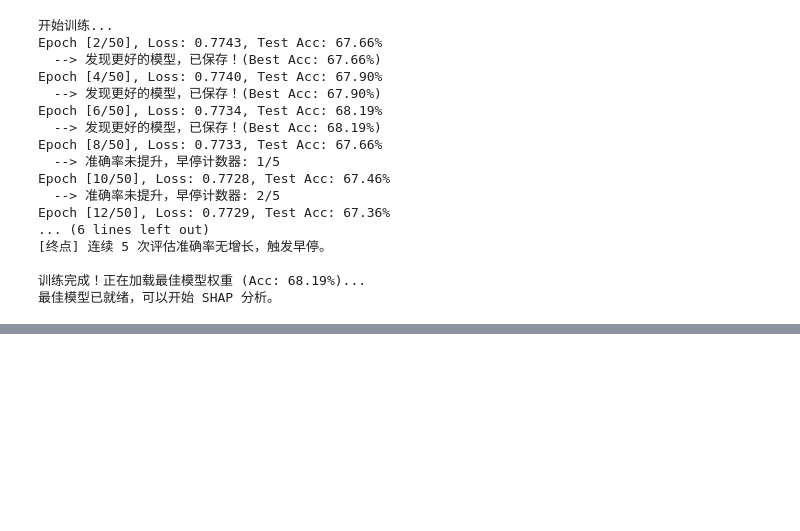
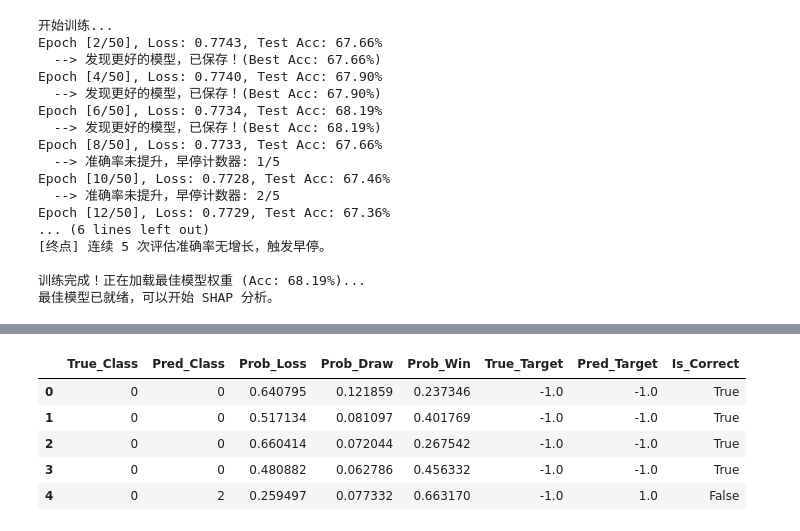
Before and after one commit to zZimablueee/Chess, a Jupyter notebook: complexity/delta_0/graphs/res_pred2.ipynb, the cells around one changed output, grey strips where cells are left out. Cells and saved outputs as stored; diff of their text form; code cells hidden in the pictures; blank space fills up the shorter version.

```diff
--- a/complexity/delta_0/graphs/res_pred2.ipynb
+++ b/complexity/delta_0/graphs/res_pred2.ipynb
@@ -607,3 +621,84 @@ Epoch [12/50], Loss: 0.7729, Test Acc: 67.36%
 
 训练完成！正在加载最佳模型权重 (Acc: 68.19%)...
 最佳模型已就绪，可以开始 SHAP 分析。
+# %%
+# 确保模型在评估模式
+model.eval()
+
+#打印一个 Batch 的前 5 个样本 ---
+print("=== LSTM prediction results sample ===")
+# 从 test_loader 中取出一批数据
+sa, sb, stat, labels = next(iter(test_loader))
+sa, sb, stat, labels = sa.to(device), sb.to(device), stat.to(device), labels.to(device)
+
+with torch.no_grad():
+    outputs = model(sa, sb, stat)
+    # 核心：用 softmax 把毫无限制的 Logits 变成加起来等于 1 的概率
+    probabilities = torch.softmax(outputs, dim=1)
+    predicted_classes = torch.argmax(probabilities, dim=1)
+
+# 定义映射字典，方便人类阅读
+class_map = {0: "lose (-1)", 1: "draw (0)", 2: "win (1)"}
+
+for i in range(5):
+    true_label = class_map[labels[i].item()]
+    pred_label = class_map[predicted_classes[i].item()]
+    prob_loss = probabilities[i][0].item()
+    prob_draw = probabilities[i][1].item()
+    prob_win = probabilities[i][2].item()
+
+    print(f"样本 {i+1}:")
+    print(f"  True result: {true_label} | Model predict result: {pred_label}")
+    print(f"  Model's confidence on each situation: [lose: {prob_loss*100:.1f}% | draw: {prob_draw*100:.1f}% | win: {prob_win*100:.1f}%]")
+    print("-" * 40)
+
+
+# 全量收集与保存预测结果 ---
+print("\n正在生成全量测试集预测报告...")
+
+all_probs_loss = []
+all_probs_draw = []
+all_probs_win = []
+all_preds = []
+all_trues = []
+
+with torch.no_grad():
+    for sa, sb, stat, labels in test_loader:
+        sa, sb, stat, labels = sa.to(device), sb.to(device), stat.to(device), labels.to(device)
+
+        outputs = model(sa, sb, stat)
+        probs = torch.softmax(outputs, dim=1)
+        preds = torch.argmax(probs, dim=1)
+
+        # 将 GPU 上的 Tensor 转回 CPU 并变成 Numpy 数组
+        all_probs_loss.extend(probs[:, 0].cpu().numpy())
+        all_probs_draw.extend(probs[:, 1].cpu().numpy())
+        all_probs_win.extend(probs[:, 2].cpu().numpy())
+        all_preds.extend(preds.cpu().numpy())
+        all_trues.extend(labels.cpu().numpy())
+
+# 构建 DataFrame
+df_lstm_predictions = pd.DataFrame({
+    'True_Class': all_trues,       # 0:输, 1:平, 2:赢
+    'Pred_Class': all_preds,
+    'Prob_Loss': all_probs_loss,
+    'Prob_Draw': all_probs_draw,
+    'Prob_Win': all_probs_win
+})
+
+# 把 0,1,2 映射回原始的 -1.0, 0.0, 1.0，方便你后续和原始数据对齐
+reverse_map = {0: -1.0, 1: 0.0, 2: 1.0}
+df_lstm_predictions['True_Target'] = df_lstm_predictions['True_Class'].map(reverse_map)
+df_lstm_predictions['Pred_Target'] = df_lstm_predictions['Pred_Class'].map(reverse_map)
+
+# 计算是否预测正确
+df_lstm_predictions['Is_Correct'] = df_lstm_predictions['True_Target'] == df_lstm_predictions['Pred_Target']
+
+# 保存为 Parquet 格式（比 CSV 更小更快）
+save_filename = 'lstm_test_predictions.parquet'
+df_lstm_predictions.to_parquet(save_filename)
+
+print(f"预测结果已保存至 '{save_filename}'")
+print(f"总计保存 {len(df_lstm_predictions)} 条对局预测。")
+display(df_lstm_predictions.head())
+# %% [output]
@@ -609,0 +722,6 @@ Epoch [12/50], Loss: 0.7729, Test Acc: 67.36%
+|  | True_Class | Pred_Class | Prob_Loss | Prob_Draw | Prob_Win | True_Target | Pred_Target | Is_Correct |
+| 0 | 0 | 0 | 0.640795 | 0.121859 | 0.237346 | -1.0 | -1.0 | True |
+| 1 | 0 | 0 | 0.517134 | 0.081097 | 0.401769 | -1.0 | -1.0 | True |
+| 2 | 0 | 0 | 0.660414 | 0.072044 | 0.267542 | -1.0 | -1.0 | True |
+| 3 | 0 | 0 | 0.480882 | 0.062786 | 0.456332 | -1.0 | -1.0 | True |
+| 4 | 0 | 2 | 0.259497 | 0.077332 | 0.663170 | -1.0 | 1.0 | False |
```
Also changed, not shown: parts of 17 cells of this notebook, 3 other files.
